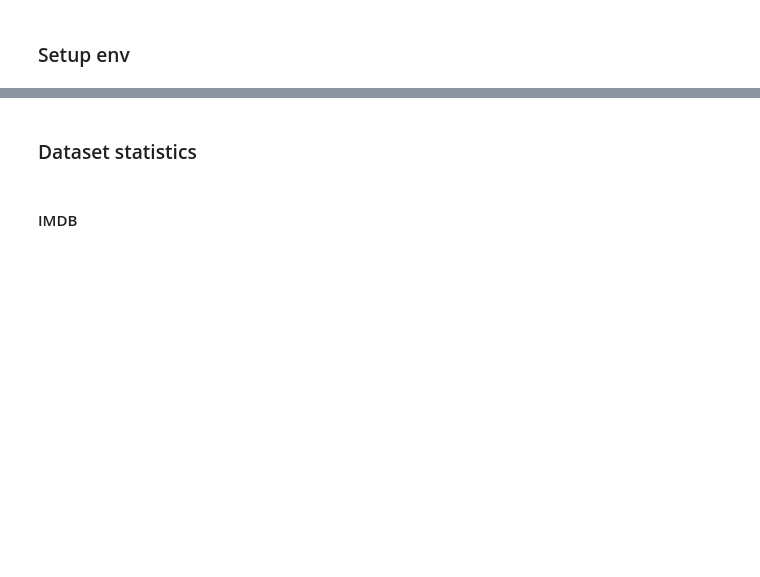
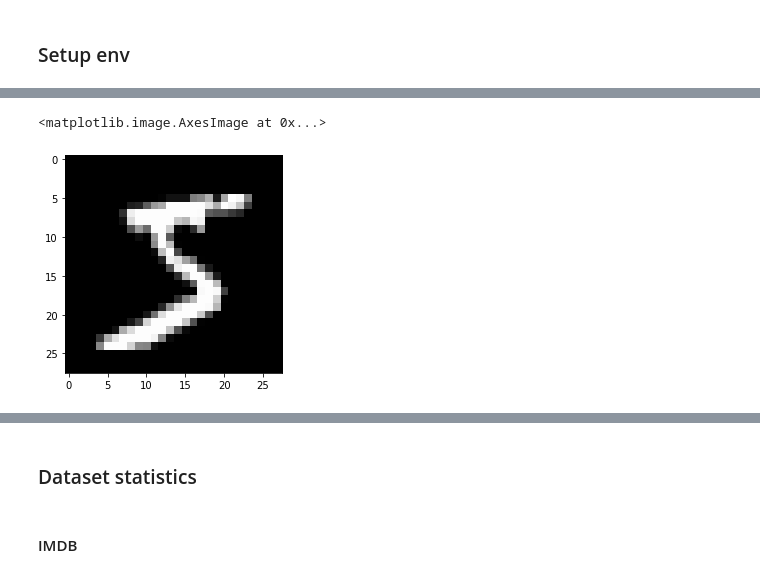
Before and after one commit to M1F1/MasterThesis, a Jupyter notebook: SemiSupervisedComposableFrameworkWithMNIST.ipynb, the cells around one changed output, grey strips where cells are left out. Cells and saved outputs as stored; diff of their text form; code cells hidden in the pictures; blank space fills up the shorter version.

```diff
--- a/SemiSupervisedComposableFrameworkWithMNIST.ipynb
+++ b/SemiSupervisedComposableFrameworkWithMNIST.ipynb
@@ -4,0 +355,11 @@
+# %%
+train_loader_org = torchvision.datasets.MNIST(root ='./data',
+                                        download=True,
+                                        transform=transforms.Compose(
+        [transforms.ToTensor()]
+    ))
+images, labels = next(iter(train_loader_org))
+plt.imshow(images[0].reshape(28,28), cmap="gray")
+# %% [output]
+<matplotlib.image.AxesImage at 0x...>
+[figure, added]
```
Also changed, not shown: parts of 14 cells of this notebook.
